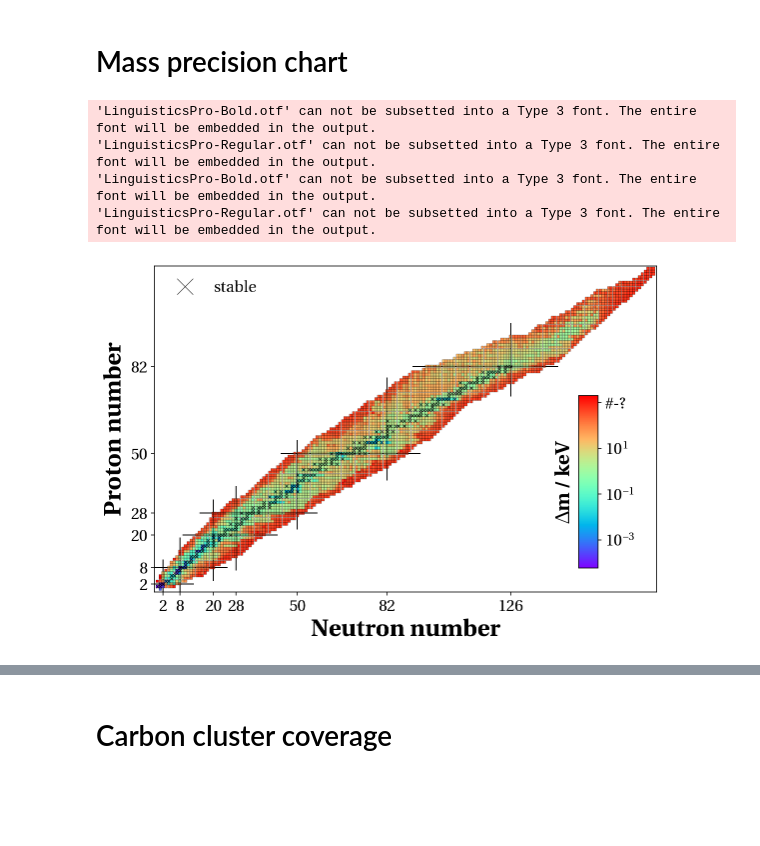
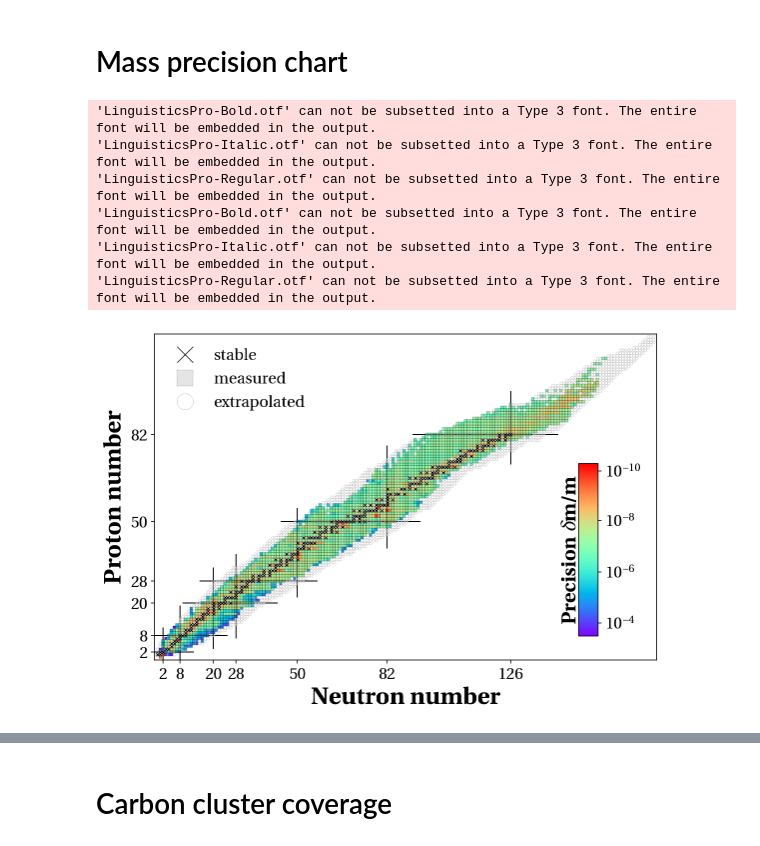
Before and after one commit to jonas-ka/nuclear-chart-plotter, a Jupyter notebook: nuclear-chart.ipynb, the cells around one changed output, grey strips where cells are left out. Cells and saved outputs as stored; diff of their text form; code cells hidden in the pictures; blank space fills up the shorter version.

```diff
--- a/nuclear-chart.ipynb
+++ b/nuclear-chart.ipynb
@@ -269,49 +308,49 @@ f, ax = plt.subplots(1,1,figsize=(9,6))
 plt.tick_params(labelsize=16)
 
 # log-plot of mass uncertainty
-ame_df['ME_unc_keV_log'] = np.log(ame_df.ME_unc_keV)
-
-sc_m_unc = ax.scatter(x=ame_df.N.tolist(), y=ame_df.Z.tolist(), c=ame_df.ME_unc_keV_log.tolist(),
+sc_m_unc = ax.scatter(x=ame_df.N.tolist(), y=ame_df.Z.tolist(), c=ame_df.mass_prec.tolist(),
                       s=7, marker='s', edgecolors='k', linewidths=.2, cmap='rainbow',zorder=3)
-# plotting the stable isotopes
-nubase_df[(nubase_df.t_1_2 == 'stbl')&(nubase_df.yr < 2020)].plot(x='N', y='Z', ax=ax, label='stable', lw=0, marker='x', markersize=2.7, markerfacecolor='k', markeredgewidth=0.5, markeredgecolor='k',zorder=4)
+# plotting the stable and extrapolated isotopes
+nubase_df[(nubase_df.t_1_2 == 'stbl')&(nubase_df.yr < 2020)].plot(x='N', y='Z', ax=ax, label='stable', lw=0, marker='x', markersize=2.7, markerfacecolor='k', markeredgewidth=0.7, markeredgecolor='k',zorder=4)
+nubase_df[(nubase_df.t_1_2 == 'stbl')&(nubase_df.extrapol == False)].plot(x='N', y='Z', ax=ax, label='measured', lw=0, marker='s', markersize=2.7, markerfacecolor='#E5E5E5', markeredgewidth=0.1, markeredgecolor='k', zorder=3)
+ame_df[ame_df.extrapol == True].plot(x='N', y='Z', ax=ax, label='extrapolated', lw=0, marker='o', markersize=2.7, markerfacecolor='white', markeredgewidth=0.1, markeredgecolor='k',zorder=2)
 
 # inserting lines to display the magic numbers
 magic_nrs = [2, 8, 20, 28, 50, 82, 126]
 for magic in magic_nrs:
     ax.hlines(y=magic, xmin=nubase_df[nubase_df.Z == magic].N.min()-5, xmax=nubase_df[nubase_df.Z == magic].N.max()+5, color='k', linewidth=1, zorder=1)
     ax.vlines(x=magic, ymin=nubase_df[nubase_df.N == magic].Z.min()-5, ymax=nubase_df[nubase_df.N == magic].Z.max()+5, color='k', linewidth=1, zorder=2)
     ax.hlines(y=magic, xmin=nubase_df[nubase_df.Z == magic].N.min()-5, xmax=nubase_df[nubase_df.Z == magic].N.max()+5, color='k', alpha=0.5, linewidth=1, zorder=5)
     ax.vlines(x=magic, ymin=nubase_df[nubase_df.N == magic].Z.min()-5, ymax=nubase_df[nubase_df.N == magic].Z.max()+5, color='k', alpha=0.5, linewidth=1, zorder=6)
 
 # inserting the color map
 ax2 = f.add_axes([0.78, 0.18, 0.03, 0.4])
-cbar = plt.colorbar(sc_m_unc, cax=ax2, ticks=[np.log(1e-03),np.log(1e-01),np.log(1e+01),np.log(1e+03)])
-ax2.set_ylabel('$\Delta$m / keV', fontsize=20, fontweight='bold', labelpad=-80)
-cbar.ax.set_yticklabels(['$10^{-3}$','$10^{-1}$','$10^{1}$','#-?'])
+cbar = plt.colorbar(sc_m_unc, cax=ax2, ticks=[np.log(abs(np.log(3e-11))),np.log(abs(np.log(1e-8))),
+                                              np.log(abs(np.log(1e-6))),np.log(abs(np.log(3e-5)))])
+ax2.set_ylabel('Precision $\delta$m/m', fontsize=20, fontweight='bold', labelpad=-80)
+cbar.ax.set_yticklabels(['$10^{-10}$','$10^{-8}$','$10^{-6}$','$10^{-4}$'])
 
 plt.tick_params(axis='both', which='major', labelsize=16)
-
 
 # standardized figure parameters
 ax.set_xlabel('Neutron number', fontsize=24, fontweight='bold')
 ax.set_ylabel('Proton number', fontsize=24, fontweight='bold')
 ax.set_xticks(magic_nrs)
 ax.set_yticks(magic_nrs)
 ax.set_xlim(-1, nubase_df.N.max()+1)
 ax.set_ylim(-1, nubase_df.Z.max()+1)
 
-
-lg = ax.legend(fontsize=16, markerscale=6, loc=2, ncol=2, edgecolor='white')
+lg = ax.legend(fontsize=16, markerscale=6, loc=2, ncol=1, edgecolor='white')
 plt.setp(lg.get_title(),fontsize=20,fontweight='bold')    # legend title bold
-
 
 plt.savefig('nuclear-chart-mass-unc.pdf',bbox_inches='tight',pad_inches=0)
 plt.show()
 # %% [output]
 'LinguisticsPro-Bold.otf' can not be subsetted into a Type 3 font. The entire font will be embedded in the output.
+'LinguisticsPro-Italic.otf' can not be subsetted into a Type 3 font. The entire font will be embedded in the output.
 'LinguisticsPro-Regular.otf' can not be subsetted into a Type 3 font. The entire font will be embedded in the output.
 'LinguisticsPro-Bold.otf' can not be subsetted into a Type 3 font. The entire font will be embedded in the output.
+'LinguisticsPro-Italic.otf' can not be subsetted into a Type 3 font. The entire font will be embedded in the output.
 'LinguisticsPro-Regular.otf' can not be subsetted into a Type 3 font. The entire font will be embedded in the output.
-[figure, old version]
+[figure, new version]
 # %% [markdown]
```
Also changed, not shown: parts of 8 cells of this notebook, 1 other file.
